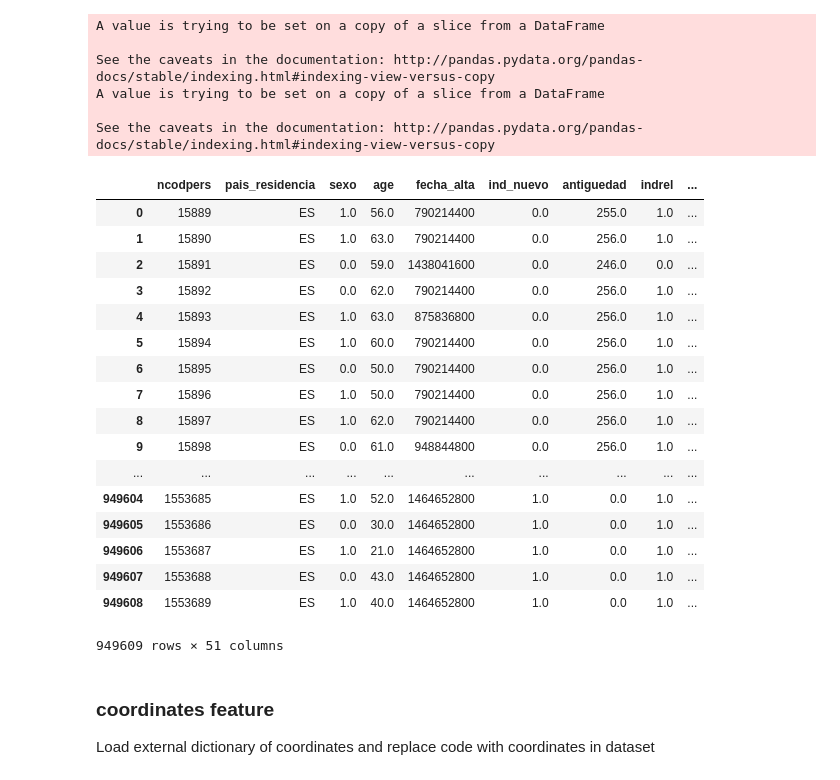
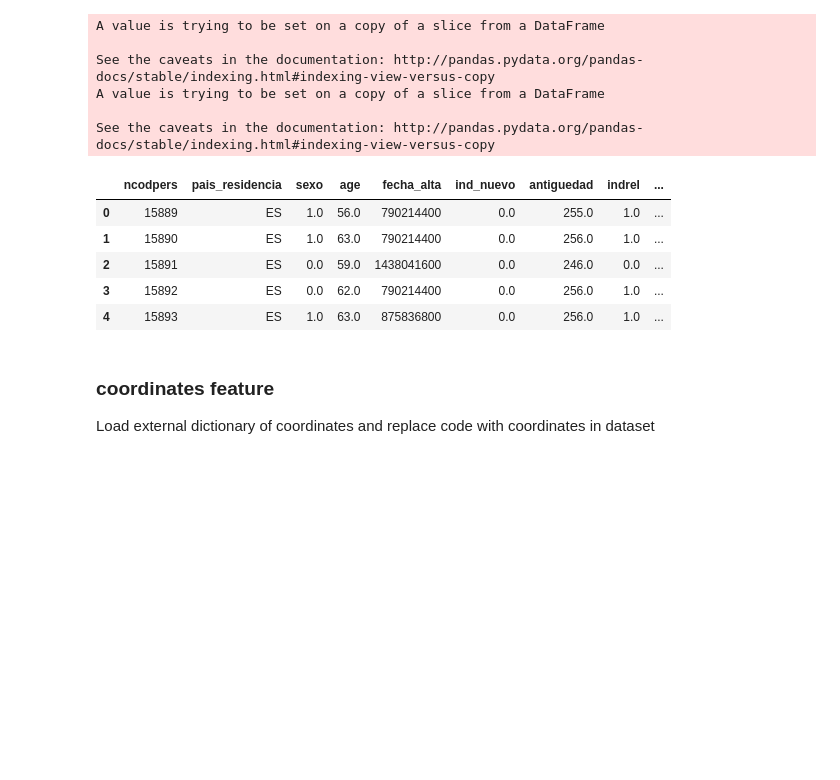
Before and after one commit to PetrShypila/Santander-Competition, a Jupyter notebook: notebooks/2-normalization.ipynb, the cells around one changed output. Cells and saved outputs as stored; diff of their text form; code cells hidden in the pictures; blank space fills up the shorter version.

```diff
--- a/notebooks/2-normalization.ipynb
+++ b/notebooks/2-normalization.ipynb
@@ -50,46 +30,34 @@ data.ult_fec_cli_1t[data.ult_fec_cli_1t < 0] = 0
 ind_empleado = pd.get_dummies(data.ind_empleado, prefix = 'ind_empleado')
 data.drop('ind_empleado', axis=1, inplace=True)
 data = pd.concat([data, ind_empleado], axis=1)
 
 # "tiprel_1mes"
 tiprel_1mes = pd.get_dummies(data.tiprel_1mes, prefix = 'tiprel_1mes')
 data.drop('tiprel_1mes', axis=1, inplace=True)
 data = pd.concat([data, tiprel_1mes], axis=1)
 
 data.indrel = data.indrel.replace([99.], [0.])
 data.renta = data.renta.replace([float('nan')], [0.])
 data.indfall = data.indfall.replace(['S','N'], [1.,0.])
 data.cod_prov = data.cod_prov.replace([float('nan')], [0.])
 data.canal_entrada = data.canal_entrada.replace([None], ['nan'])
 data.indrel_1mes = data.indrel_1mes.replace(['P', float('nan')], [5., 6.])
 data.indrel_1mes = pd.to_numeric(data.indrel_1mes)
 
-data
+data.head()
 # %% [output]
 A value is trying to be set on a copy of a slice from a DataFrame
 
 See the caveats in the documentation: http://pandas.pydata.org/pandas-docs/stable/indexing.html#indexing-view-versus-copy
 A value is trying to be set on a copy of a slice from a DataFrame
 
 See the caveats in the documentation: http://pandas.pydata.org/pandas-docs/stable/indexing.html#indexing-view-versus-copy
 |  | ncodpers | pais_residencia | sexo | age | fecha_alta | ind_nuevo | antiguedad | indrel | ... |
 | 0 | 15889 | ES | 1.0 | 56.0 | 790214400 | 0.0 | 255.0 | 1.0 | ... |
 | 1 | 15890 | ES | 1.0 | 63.0 | 790214400 | 0.0 | 256.0 | 1.0 | ... |
 | 2 | 15891 | ES | 0.0 | 59.0 | 1438041600 | 0.0 | 246.0 | 0.0 | ... |
 | 3 | 15892 | ES | 0.0 | 62.0 | 790214400 | 0.0 | 256.0 | 1.0 | ... |
 | 4 | 15893 | ES | 1.0 | 63.0 | 875836800 | 0.0 | 256.0 | 1.0 | ... |
-| 5 | 15894 | ES | 1.0 | 60.0 | 790214400 | 0.0 | 256.0 | 1.0 | ... |
-| 6 | 15895 | ES | 0.0 | 50.0 | 790214400 | 0.0 | 256.0 | 1.0 | ... |
-| 7 | 15896 | ES | 1.0 | 50.0 | 790214400 | 0.0 | 256.0 | 1.0 | ... |
-| 8 | 15897 | ES | 1.0 | 62.0 | 790214400 | 0.0 | 256.0 | 1.0 | ... |
-| 9 | 15898 | ES | 0.0 | 61.0 | 948844800 | 0.0 | 256.0 | 1.0 | ... |
-| ... | ... | ... | ... | ... | ... | ... | ... | ... | ... |
-| 949604 | 1553685 | ES | 1.0 | 52.0 | 1464652800 | 1.0 | 0.0 | 1.0 | ... |
-| 949605 | 1553686 | ES | 0.0 | 30.0 | 1464652800 | 1.0 | 0.0 | 1.0 | ... |
-| 949606 | 1553687 | ES | 1.0 | 21.0 | 1464652800 | 1.0 | 0.0 | 1.0 | ... |
-| 949607 | 1553688 | ES | 0.0 | 43.0 | 1464652800 | 1.0 | 0.0 | 1.0 | ... |
-| 949608 | 1553689 | ES | 1.0 | 40.0 | 1464652800 | 1.0 | 0.0 | 1.0 | ... |
-949609 rows × 51 columns
 # %% [markdown]
 ### coordinates feature
 Load external dictionary of coordinates and replace code with coordinates in dataset
```
Also changed, not shown: parts of 5 cells of this notebook, 2 other files.
